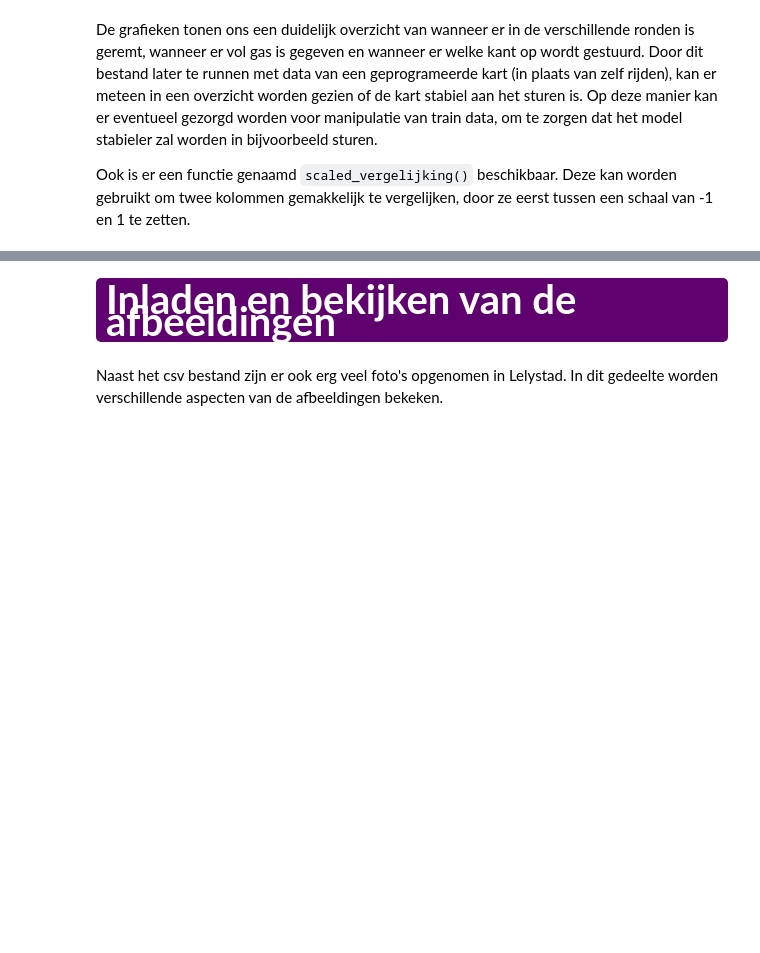
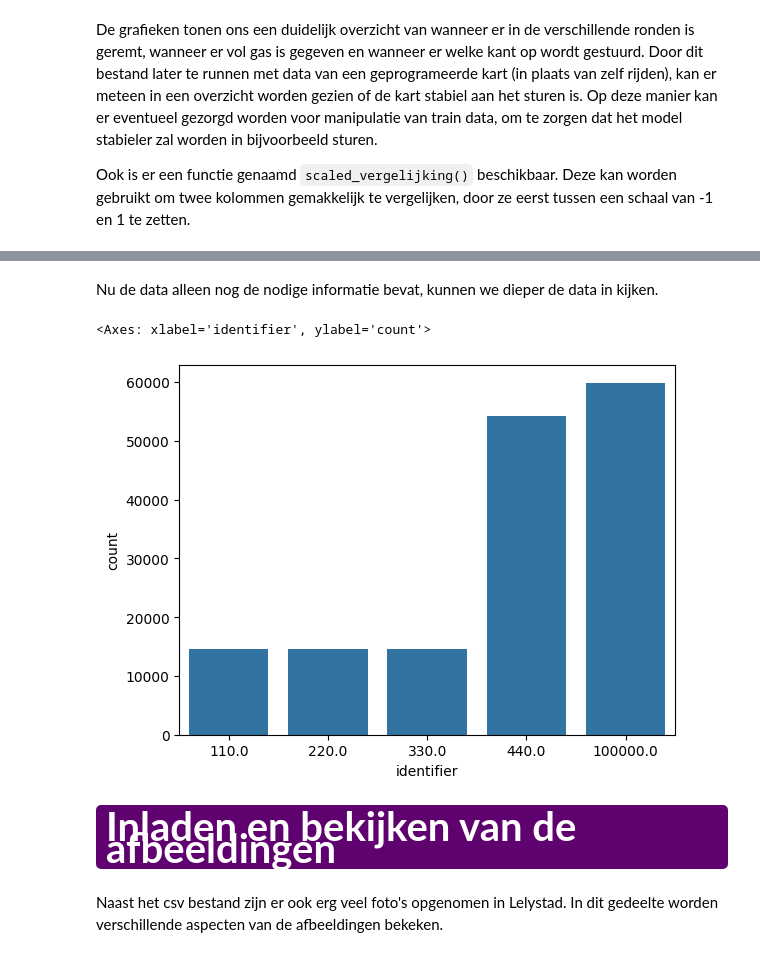
Before and after one commit to MartijnGorissen/SelfDrivingPepper, a Jupyter notebook: EDA.ipynb, the cells around one changed output, grey strips where cells are left out. Cells and saved outputs as stored; diff of their text form; code cells hidden in the pictures; blank space fills up the shorter version.

```diff
--- a/EDA.ipynb
+++ b/EDA.ipynb
@@ -116,0 +145,19 @@ scaled_vergelijking(df, kolom2="Throttle")
+# %%
+# File path
+file_path = 'CanBus.txt'
+
+# Geven van de kolomnamen
+column_names = [
+    'interface', 'identifier', 'byte length',
+    'byte 1', 'byte 2', 'byte 3', 'byte 4',
+    'byte 5', 'byte 6', 'byte 7', 'byte 8'
+    ]
+
+# Inlezen van de data door pandas
+df = pd.read_csv(file_path, sep=r'\s+', names=column_names, engine='python')
+
+# Tonen eerste vijf regels
+display(df.head())
+
+# Tonen informatie data
+display(df.info())
@@ -116,0 +200,12 @@ scaled_vergelijking(df, kolom2="Throttle")
+# %%
+# Lijst met interessante id
+ids = [
+    110.0, 220.0, 330.0,
+    440.0, 100000.0
+]
+
+# Filteren van de data
+can = df[df['identifier'].isin(ids)]
+
+# Tonen eerste vijf regels
+display(can.head())
@@ -117,3 +219,13 @@ scaled_vergelijking(df, kolom2="Throttle")
+# %% [markdown]
+Nu de data alleen nog de nodige informatie bevat, kunnen we dieper de data in kijken.
+# %%
+sns.countplot(
+    data=can,
+    x='identifier'
+)
+# %% [output]
+<Axes: xlabel='identifier', ylabel='count'>
+[figure, added]
 # %% [markdown]
 <div style="background-color:#600170; color:#fff; padding:10px; border-radius:5px; display: flex; justify-content: center; align-items: center; position: relative;">
     <div style="font-size:40px; font-weight:bold;">Inladen en bekijken van de afbeeldingen</div>
```
Also changed, not shown: parts of 16 cells of this notebook, 2 other files.
